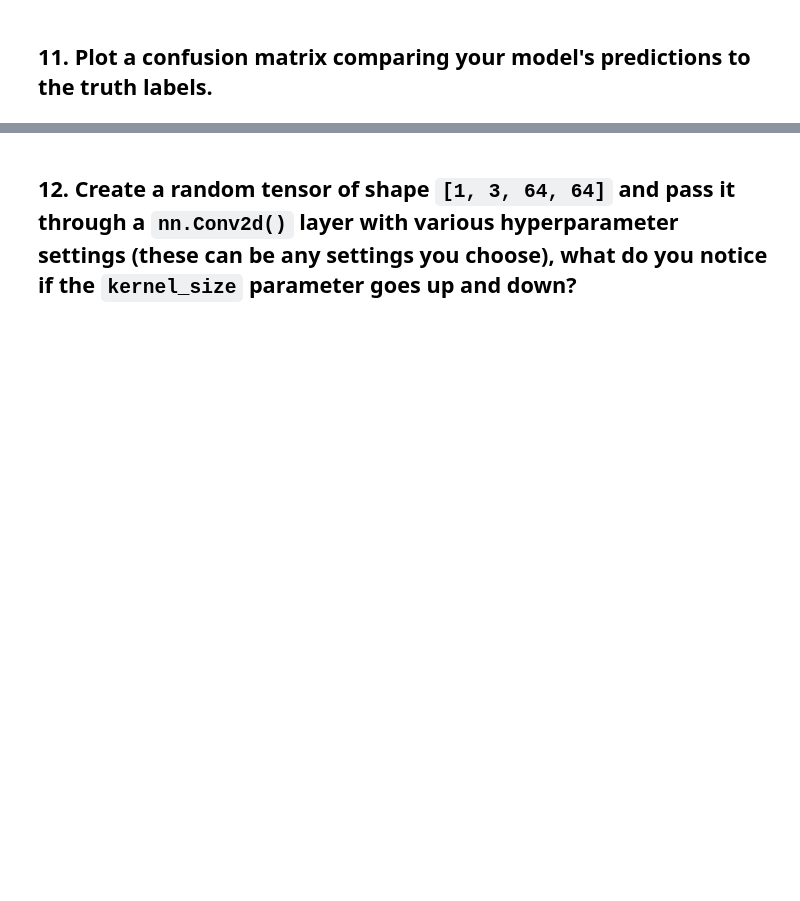
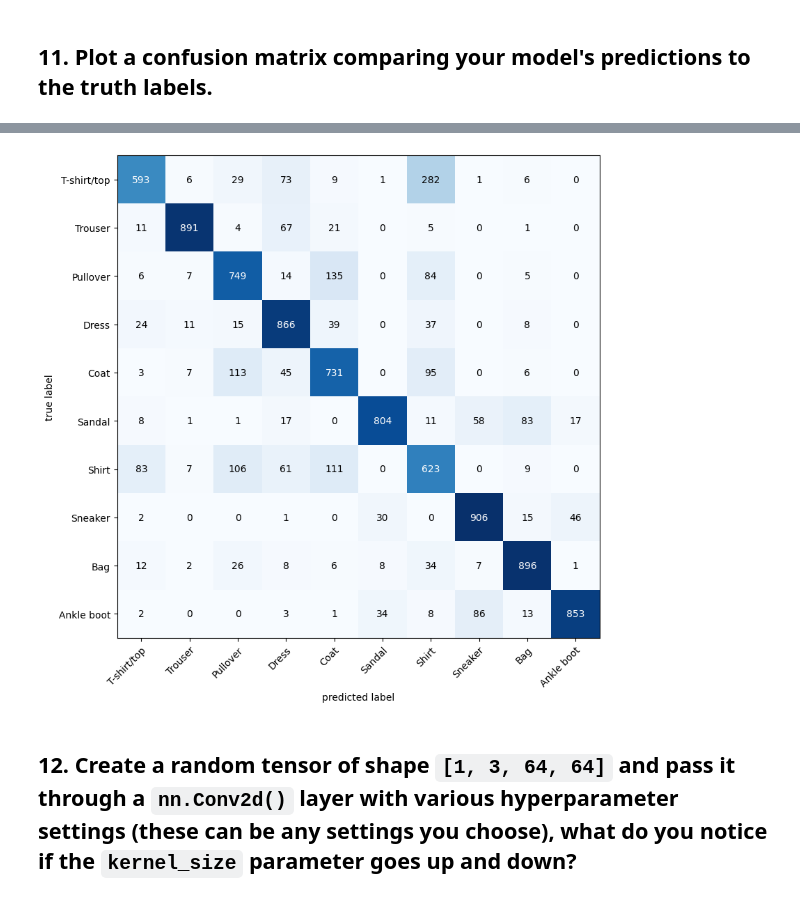
Before and after one commit to ggalindo11/Pytorch_Fundamentals, a Jupyter notebook: 03_Exercies.ipynb, the cells around one changed output, grey strips where cells are left out. Cells and saved outputs as stored; diff of their text form; code cells hidden in the pictures; blank space fills up the shorter version.

```diff
--- a/03_Exercies.ipynb
+++ b/03_Exercies.ipynb
@@ -195,7 +196,7 @@ loss_fn = nn.CrossEntropyLoss()
 
 optimizer = torch.optim.SGD(params=model_VGG.parameters(),
                             lr=0.1)
-accuracy = MulticlassAccuracy(num_classes=len(class_names))
+accuracy = MulticlassAccuracy(num_classes=len(class_names)).to(device)
 # %%
 def train_loop(model: torch.nn.Module,
                data_loader: torch.utils.data.DataLoader,
@@ -300,3 +498,17 @@ for epoch in tqdm(range(epochs)):
+# %%
+# Initiate confusion matrix
+confmat = ConfusionMatrix(task="multiclass", num_classes=len(class_names))
+confmat_tensor = confmat(preds=y_preds_tensor,
+                         target=test_data.targets)
+
+# plot the matrix
+fig, ax = plot_confusion_matrix(
+    conf_mat=confmat_tensor.numpy(), # matplotlib needs a NumPy array, not a tensor
+    class_names=class_names,
+    figsize=(9,9)
+)
+# %% [output]
+[figure, added]
 # %% [markdown]
 ## 12. Create a random tensor of shape `[1, 3, 64, 64]` and pass it through a `nn.Conv2d()` layer with various hyperparameter settings (these can be any settings you choose), what do you notice if the `kernel_size` parameter goes up and down?
 # %% [markdown]
```
Also changed, not shown: parts of 15 cells of this notebook, 1 other file.
